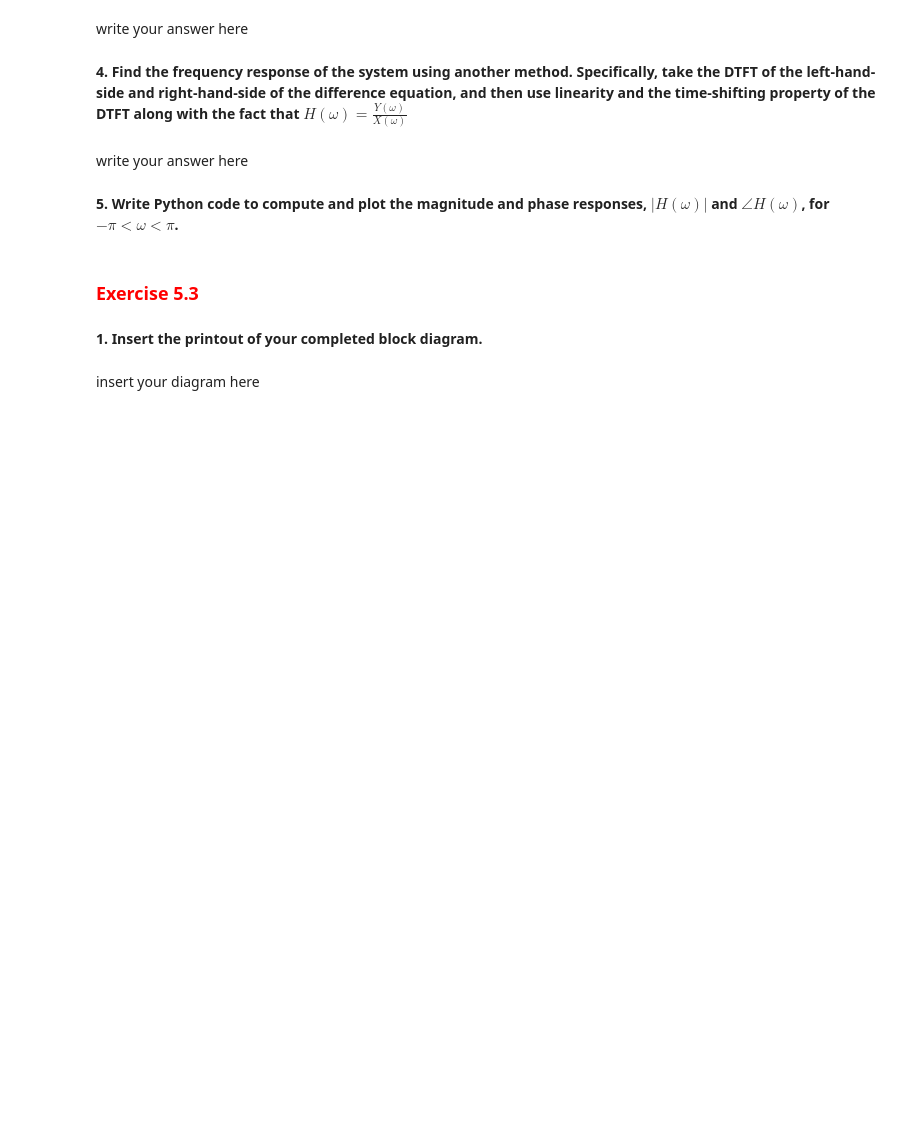
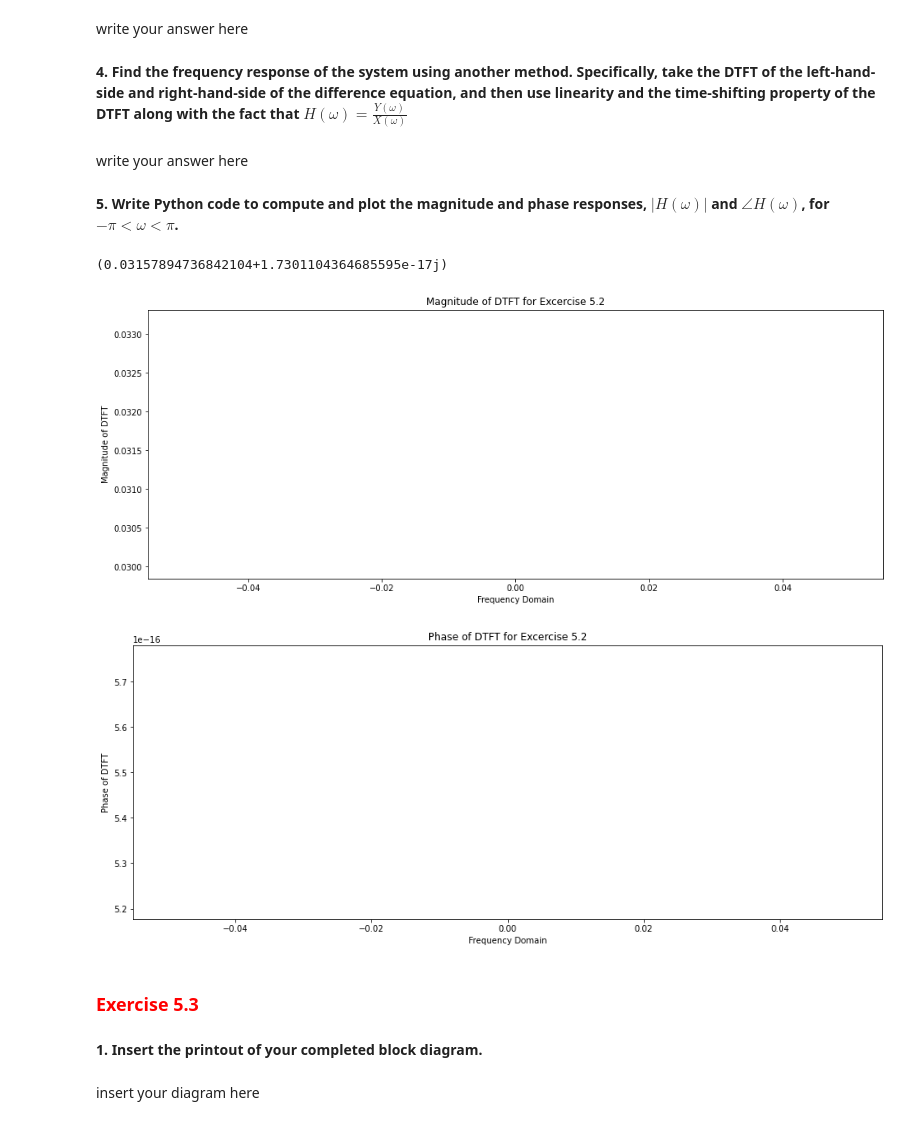
Before and after one commit to cdavin2/dsp_lab03, a Jupyter notebook: lab03_final_report.ipynb, the cells around one changed output. Drawn from its saved outputs; the diff is of its cells as text; code cells hidden in the pictures; blank space fills up the shorter version.

```diff
--- a/lab03_final_report.ipynb
+++ b/lab03_final_report.ipynb
@@ -280,3 +278,28 @@ write your answer here
+# %%
+# write your code here
+w = np.linspace(-np.pi, -np.pi, 101)
+
+Hw = np.zeros(len(w))
+for i in range(len(w)):
+  Hw = .3 + .51 * ( (np.exp(-1j*w[i])) / (1 - 9/10*(np.exp(-1j*w[i]))) )
+
+print(Hw)
+
+plt.title("Magnitude of DTFT for Excercise 5.2")
+plt.xlabel("Frequency Domain")
+plt.ylabel("Magnitude of DTFT")
+plt.plot(np.abs(Hw))
+plt.show()
+
+plt.title("Phase of DTFT for Excercise 5.2")
+plt.xlabel("Frequency Domain")
+plt.ylabel("Phase of DTFT")
+plt.plot(np.angle(Hw))
+plt.show()
+# %% [output]
+(0.03157894736842104+1.7301104364685595e-17j)
+[figure, added]
+[figure, added]
 # %% [markdown]
 <h3 style="color:red;"><left>Exercise 5.3</left></h3>
 # %% [markdown]
```
Also changed, not shown: parts of 3 cells of this notebook.
